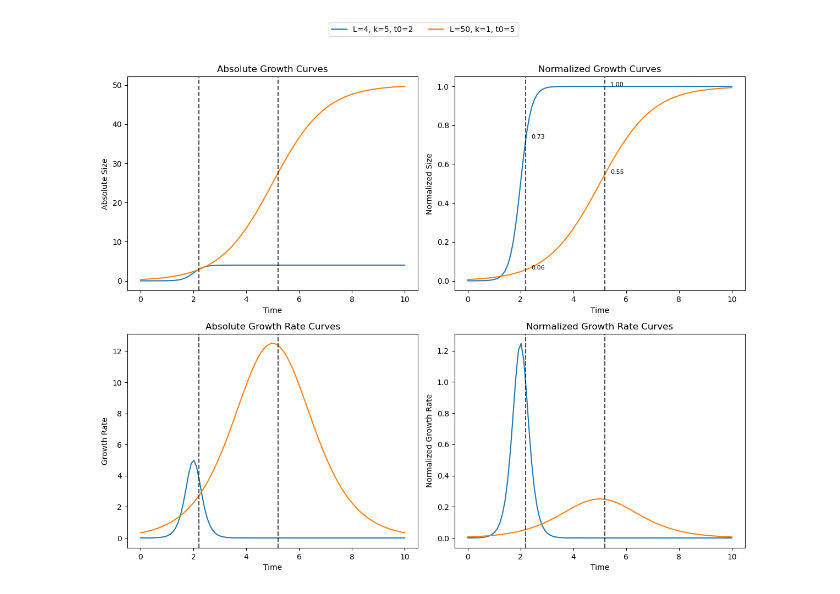
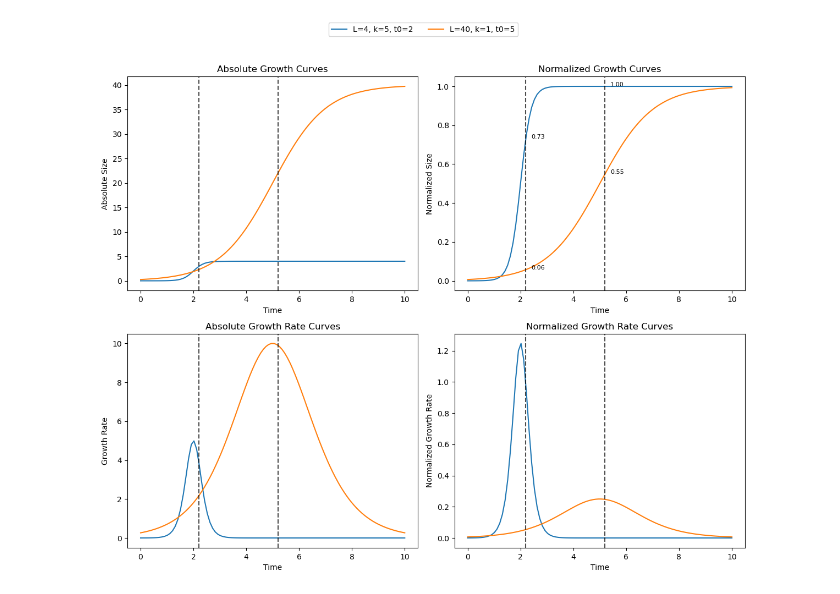
Before and after one commit to biagzi/altricial_brain_vocal_learning, a Jupyter notebook: code/Fig2Dto2G.ipynb, the cells around one changed output. Drawn from its saved outputs; the diff is of its cells as text; code cells hidden in the pictures.

```diff
--- a/code/Fig2Dto2G.ipynb
+++ b/code/Fig2Dto2G.ipynb
@@ -36,7 +36,7 @@ def normalized_growth_rate(t, k, t0, L):
 
 # Define parameters for the growth function
 t_birth_values = [2.2,5.2]  # Different birth times
-L_k_t0_combinations = [(4, 5, 2), (50, 1, 5)]  # Combinations of L, k, and t0
+L_k_t0_combinations = [(4, 5, 2), (40, 1, 5)]  # Combinations of L, k, and t0
 
 # Generate time points
 t = np.linspace(0, 10, 100)
@@ -86,31 +86,31 @@ for t_birth in t_birth_values:
 
 # Set titles and labels
 ax[0, 0].set_title('Absolute Growth Curves')
 ax[0, 0].set_xlabel('Time')
 ax[0, 0].set_ylabel('Absolute Size')
 
 ax[1, 0].set_title('Absolute Growth Rate Curves')
 ax[1, 0].set_xlabel('Time')
 ax[1, 0].set_ylabel('Growth Rate')
 
 ax[0, 1].set_title('Normalized Growth Curves')
 ax[0, 1].set_xlabel('Time')
 ax[0, 1].set_ylabel('Normalized Size')
 
 ax[1, 1].set_title('Normalized Growth Rate Curves')
 ax[1, 1].set_xlabel('Time')
 ax[1, 1].set_ylabel('Normalized Growth Rate')
 
 # Add a single legend for the entire figure
 handles, labels = ax[0, 0].get_legend_handles_labels()
 fig.legend(handles, labels, loc='upper center', bbox_to_anchor=(0.5, 1.02), ncol=3)
 
 # Adjust layout
 plt.tight_layout(rect=[0, 0, 1, 0.95])  # Leave space for the legend
 
 # Save the figure
 fig.savefig("{0}/figs/THEORETICAL_DEMONSTRATION_OF_PROBLEM_WITH_RELATIVE_BRAIN_SIZE.pdf".format(PYTHON_PATH), dpi=800)
 
 plt.show()
 # %% [output]
-[figure, old version]
+[figure, new version]
```
Also changed, not shown: parts of 2 cells of this notebook, 1 other file.
